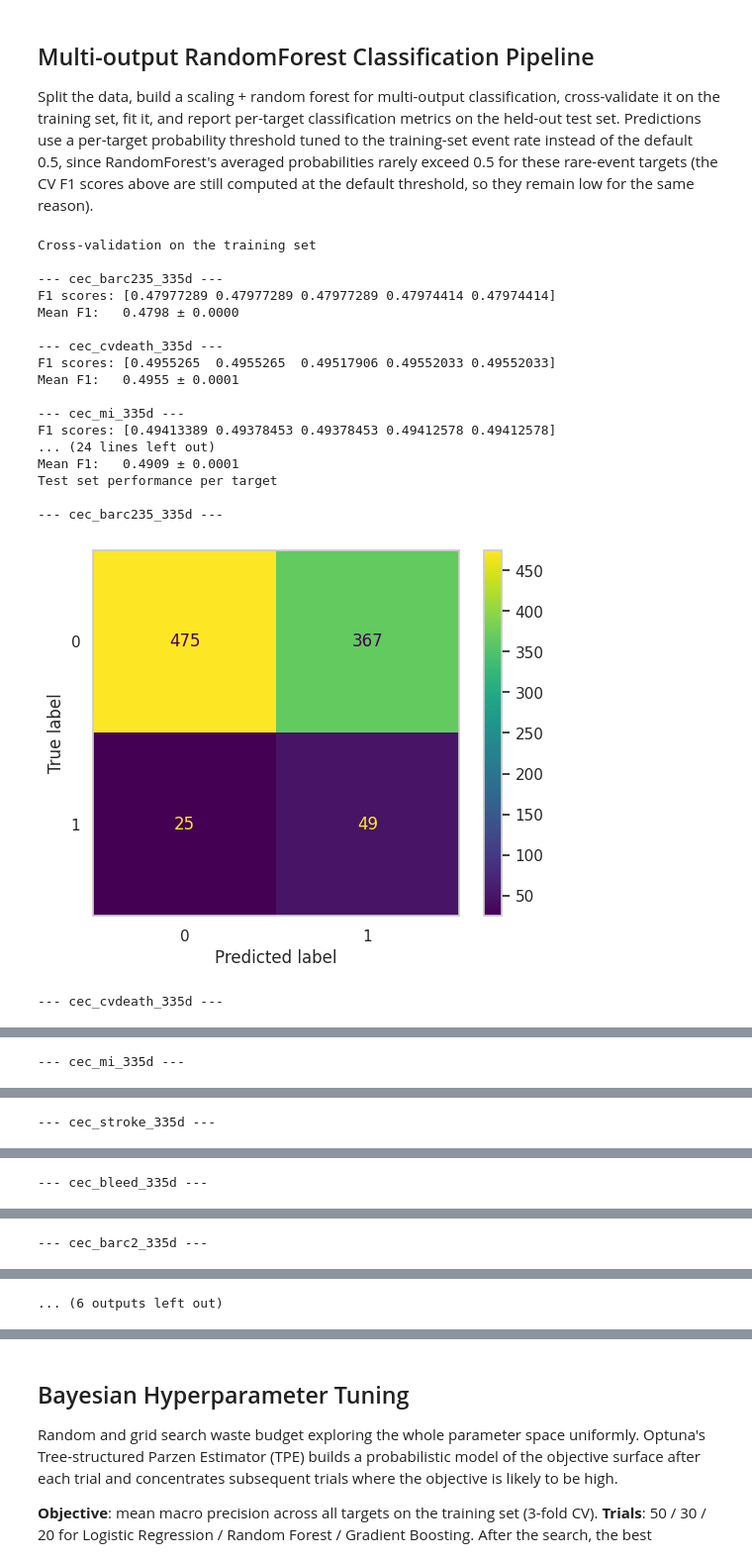
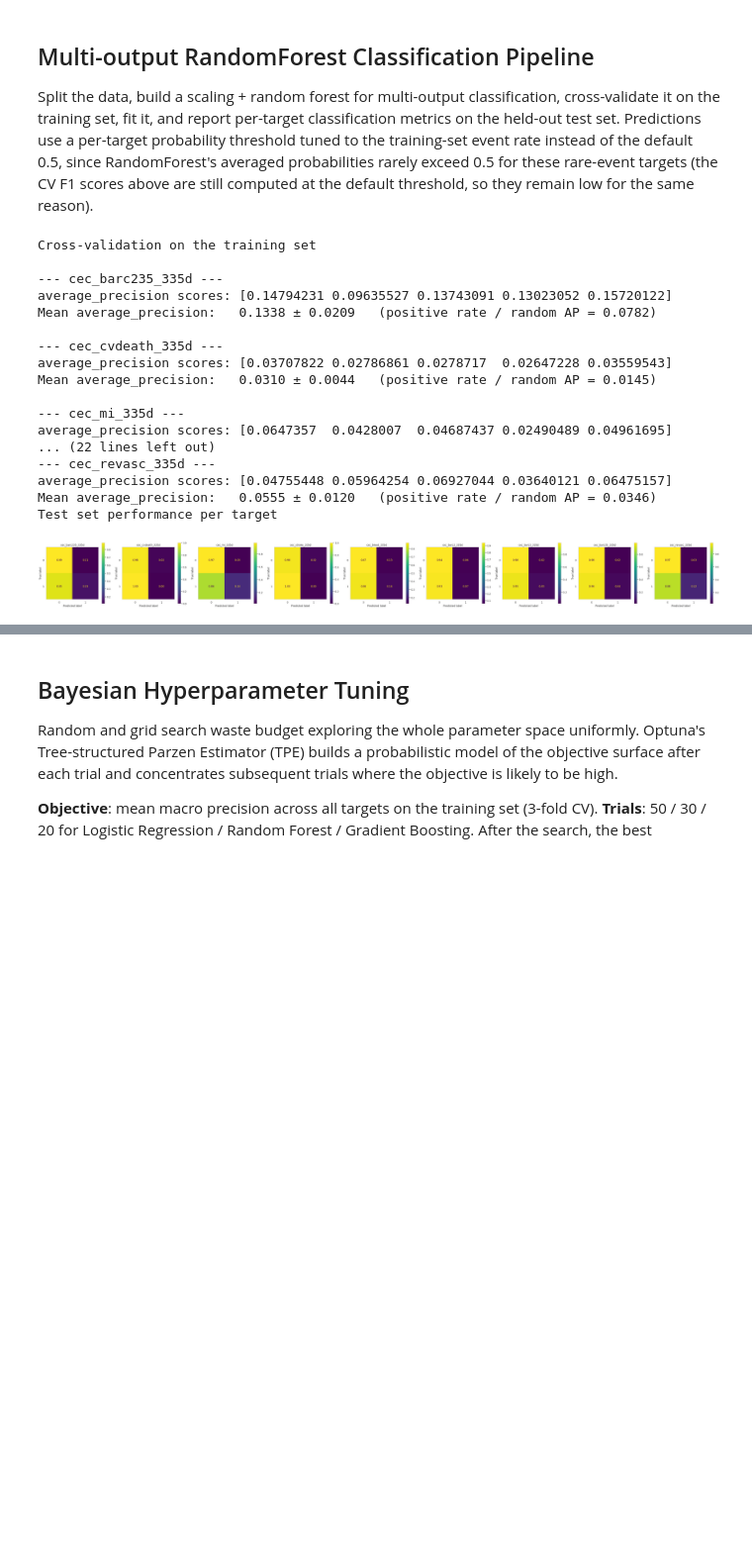
Before and after one commit to TommasoPioda/CATE-estimation-on-the-MASTER-DAPT-trial, a Jupyter notebook: simple_ml_models/bi-class/01_single_ML.ipynb, the cells around one changed output, grey strips where cells are left out. Shown at 99% size. Drawn from its saved outputs; the diff is of its cells as text; code cells hidden in the pictures; blank space fills up the shorter version.

```diff
--- a/simple_ml_models/bi-class/01_single_ML.ipynb
+++ b/simple_ml_models/bi-class/01_single_ML.ipynb
@@ -148,49 +143,46 @@ X_test = X_test.select_dtypes(include=[np.number])    # keep numeric features on
 # unlike LogisticRegression it does not shift the 0.5 decision threshold used
 # by .predict(): at a ~7-11% event rate the averaged probability across all
 # trees rarely exceeds 0.5, so .predict() would return 0 for every sample.
 pipe = Pipeline([
     ('imputer', SimpleImputer(strategy='median')),
     ('scaler', RobustScaler()),
     ('classifier', MultiOutputClassifier(
         RandomForestClassifier(class_weight='balanced', random_state=42, n_jobs=32)
     ))
 ])
 
 print('Cross-validation on the training set')
 evaluate_pipeline(X_train, y_train, pipe, average='macro')
 
 # Fit on the full training set after the CV estimate above
 pipe.fit(X_train, y_train)
 
 print('Test set performance per target')
-# Use each target's training-set event rate as its decision threshold
-# instead of the default 0.5 (see predict_with_threshold above).
-thresholds = y_train.mean().to_numpy()
+# Per-target threshold = (1 - event_rate) quantile of out-of-fold CV
+# probabilities, so the predicted positive rate tracks the true event rate
+# (see event_rate_thresholds; the raw event rate over-predicts here).
+thresholds = event_rate_thresholds(pipe, X_train, y_train)
 y_pred = predict_with_threshold(pipe, X_test, thresholds)
-for i, col in enumerate(y_test.columns):
-    print(f"\n--- {col} ---")
-    disp = ConfusionMatrixDisplay.from_predictions(y_test.iloc[:, i], y_pred[:, i])
-    disp.ax_.grid(False)
-    plt.show()
+
+plot_confusion_matrices(y_test, y_pred)
 
 save_pipeline(MODULE_DIR, pipe, 'RF_sf_multioutput')
 # %% [output]
 Cross-validation on the training set
 
 --- cec_barc235_335d ---
-F1 scores: [0.47977289 0.47977289 0.47977289 0.47974414 0.47974414]
-Mean F1:   0.4798 ± 0.0000
+average_precision scores: [0.14794231 0.09635527 0.13743091 0.13023052 0.15720122]
+Mean average_precision:   0.1338 ± 0.0209   (positive rate / random AP = 0.0782)
 
 --- cec_cvdeath_335d ---
-F1 scores: [0.4955265  0.4955265  0.49517906 0.49552033 0.49552033]
-Mean F1:   0.4955 ± 0.0001
+average_precision scores: [0.03707822 0.02786861 0.0278717  0.02647228 0.03559543]
+Mean average_precision:   0.0310 ± 0.0044   (positive rate / random AP = 0.0145)
 
 --- cec_mi_335d ---
-F1 scores: [0.49413389 0.49378453 0.49378453 0.49412578 0.49412578]
-... (24 lines left out)
-Mean F1:   0.4909 ± 0.0001
+average_precision scores: [0.0647357  0.0428007  0.04687437 0.02490489 0.04961695]
+... (22 lines left out)
+--- cec_revasc_335d ---
+average_precision scores: [0.04755448 0.05964254 0.06927044 0.03640121 0.06475157]
+Mean average_precision:   0.0555 ± 0.0120   (positive rate / random AP = 0.0346)
 Test set performance per target
-
---- cec_barc235_335d ---
-[figure, old version]
+[figure, new version]
---- cec_cvdeath_335d ---
@@ -198 +188,0 @@ Test set performance per target
---- cec_mi_335d ---
@@ -200 +188,0 @@ Test set performance per target
---- cec_stroke_335d ---
@@ -202 +188,0 @@ Test set performance per target
---- cec_bleed_335d ---
@@ -204 +188,0 @@ Test set performance per target
---- cec_barc2_335d ---
@@ -206,4 +189,3 @@ Test set performance per target
-... (6 outputs left out)
 # %%
 X_train = X_train.select_dtypes(include=[np.number])  # keep numeric features only
 X_test = X_test.select_dtypes(include=[np.number])    # keep numeric features only
```
Also changed, not shown: parts of 13 cells of this notebook, 7 other files.
